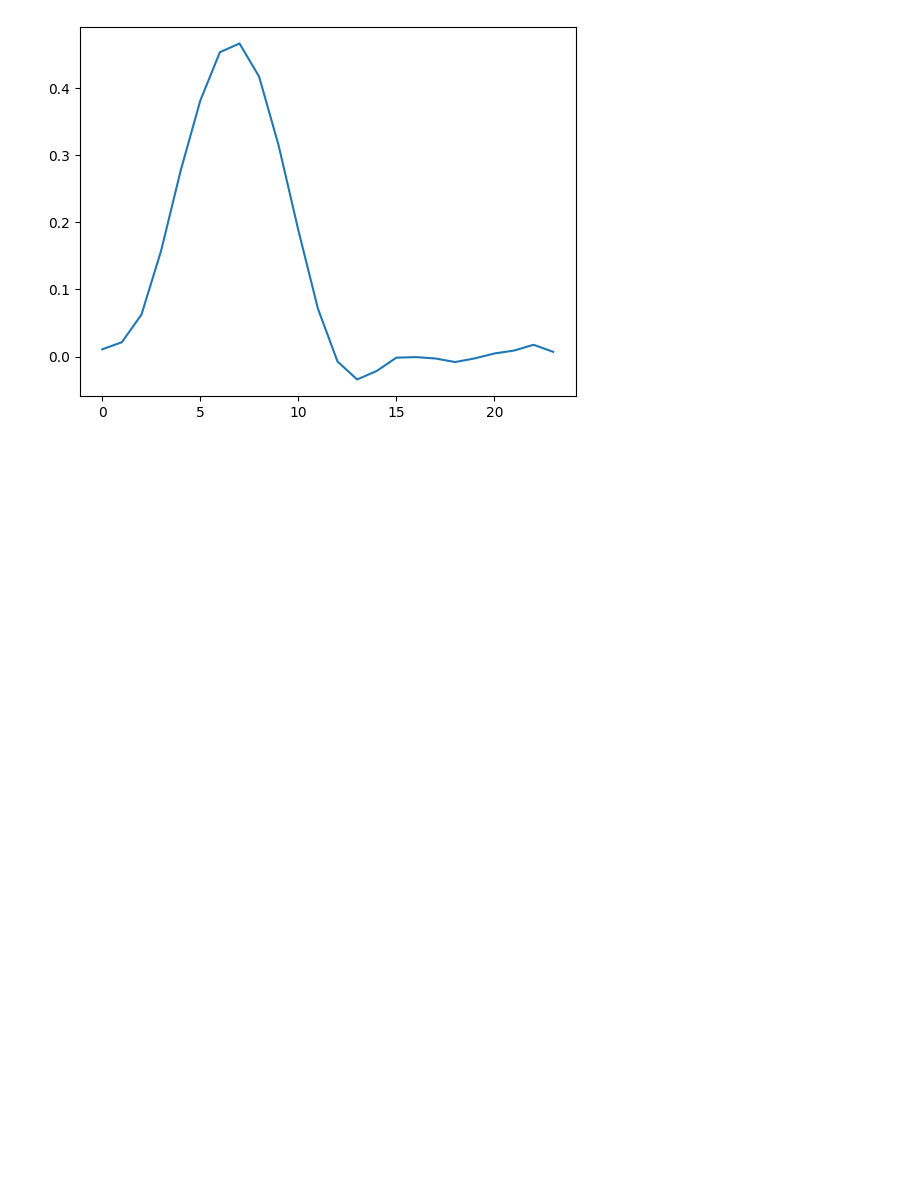
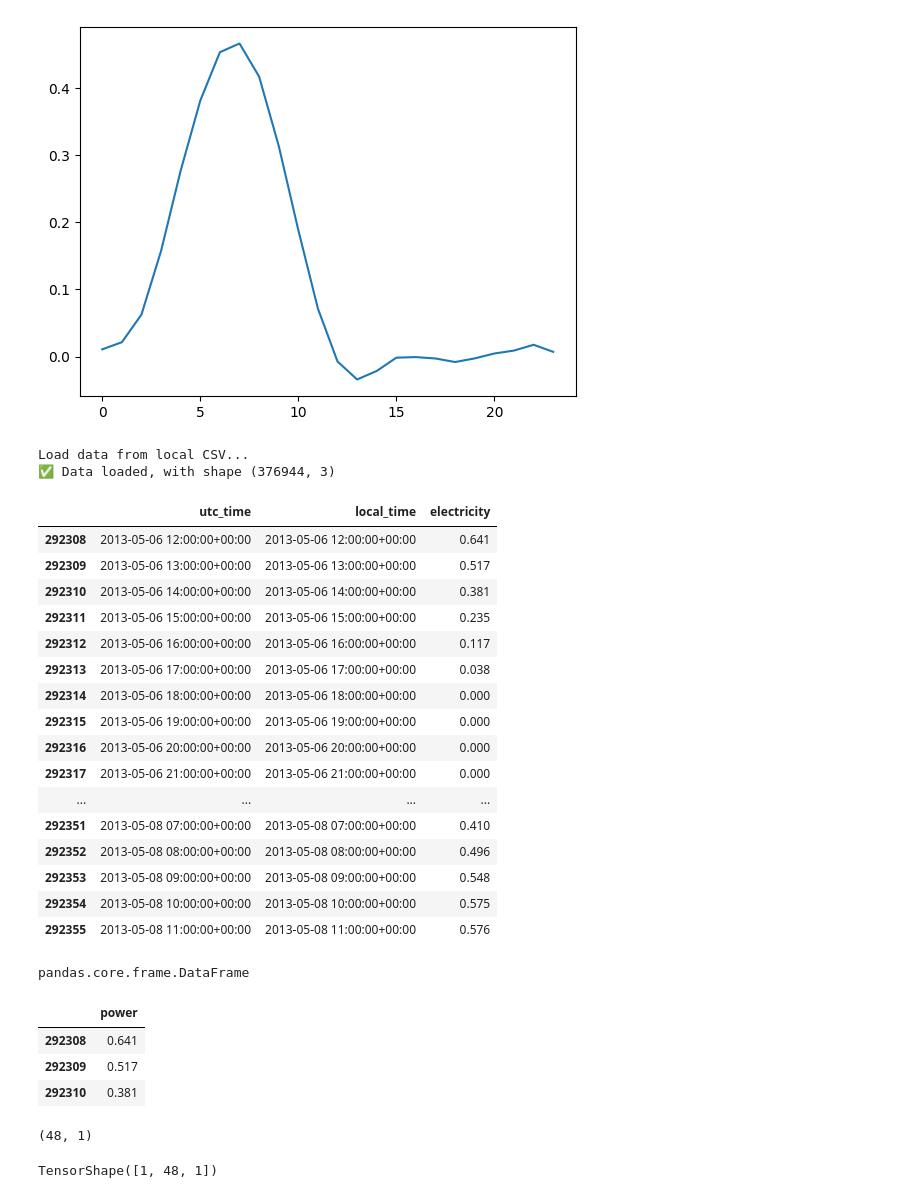
Before and after one commit to jerome-roeser/advanced-power-forecast, a Jupyter notebook: notebooks/forecast_with_gap.ipynb, the cells around one changed output. Cells and saved outputs as stored; diff of their text form; code cells hidden in the pictures; blank space fills up the shorter version.

```diff
--- a/notebooks/forecast_with_gap.ipynb
+++ b/notebooks/forecast_with_gap.ipynb
@@ -295,3 +296,50 @@ plt.plot(prediction[0])
 # %% [output]
 [<matplotlib.lines.Line2D at 0x...>]
 [figure]
+# %%
+from power.params import *
+
+input_pred = '2013-05-08 12:00:00'
+
+query = f"""
+    SELECT *
+    FROM {GCP_PROJECT}.{BQ_DATASET}.processed_pv
+    ORDER BY utc_time
+"""
+
+data_processed_cache_path = Path(LOCAL_DATA_PATH).joinpath("processed", f"processed_pv.csv")
+data_processed = get_data_with_cache(
+    gcp_project=GCP_PROJECT,
+    query=query,
+    cache_path=data_processed_cache_path,
+    data_has_header=True
+)
+
+X_pred = data_processed[data_processed['utc_time'] < input_pred][-48:]
+# %% [output]
+Load data from local CSV...
+✅ Data loaded, with shape (376944, 3)
+# %%
+X_pred
+# %% [output]
+|  | utc_time | local_time | electricity |
+| 292308 | 2013-05-06 12:00:00+00:00 | 2013-05-06 12:00:00+00:00 | 0.641 |
+| 292309 | 2013-05-06 13:00:00+00:00 | 2013-05-06 13:00:00+00:00 | 0.517 |
+| 292310 | 2013-05-06 14:00:00+00:00 | 2013-05-06 14:00:00+00:00 | 0.381 |
+| 292311 | 2013-05-06 15:00:00+00:00 | 2013-05-06 15:00:00+00:00 | 0.235 |
+| 292312 | 2013-05-06 16:00:00+00:00 | 2013-05-06 16:00:00+00:00 | 0.117 |
+| 292313 | 2013-05-06 17:00:00+00:00 | 2013-05-06 17:00:00+00:00 | 0.038 |
+| 292314 | 2013-05-06 18:00:00+00:00 | 2013-05-06 18:00:00+00:00 | 0.000 |
+| 292315 | 2013-05-06 19:00:00+00:00 | 2013-05-06 19:00:00+00:00 | 0.000 |
+| 292316 | 2013-05-06 20:00:00+00:00 | 2013-05-06 20:00:00+00:00 | 0.000 |
+| 292317 | 2013-05-06 21:00:00+00:00 | 2013-05-06 21:00:00+00:00 | 0.000 |
+| ... | ... | ... | ... |
+| 292351 | 2013-05-08 07:00:00+00:00 | 2013-05-08 07:00:00+00:00 | 0.410 |
+| 292352 | 2013-05-08 08:00:00+00:00 | 2013-05-08 08:00:00+00:00 | 0.496 |
+| 292353 | 2013-05-08 09:00:00+00:00 | 2013-05-08 09:00:00+00:00 | 0.548 |
+| 292354 | 2013-05-08 10:00:00+00:00 | 2013-05-08 10:00:00+00:00 | 0.575 |
+| 292355 | 2013-05-08 11:00:00+00:00 | 2013-05-08 11:00:00+00:00 | 0.576 |
+# %%
+type(X_pred)
+# %% [output]
+pandas.core.frame.DataFrame
@@ -297,0 +350,7 @@ plt.plot(prediction[0])
+# %%
+X_pred.head(3)
+# %% [output]
+|  | power |
+| 292308 | 0.641 |
+| 292309 | 0.517 |
+| 292310 | 0.381 |
@@ -297,0 +359,4 @@ plt.plot(prediction[0])
+# %%
+X_pred.shape
+# %% [output]
+(48, 1)
@@ -297,0 +367,4 @@ plt.plot(prediction[0])
+# %%
+X_pred_tf.shape
+# %% [output]
+TensorShape([1, 48, 1])
```
Also changed, not shown: parts of 12 cells of this notebook, 3 other files.
